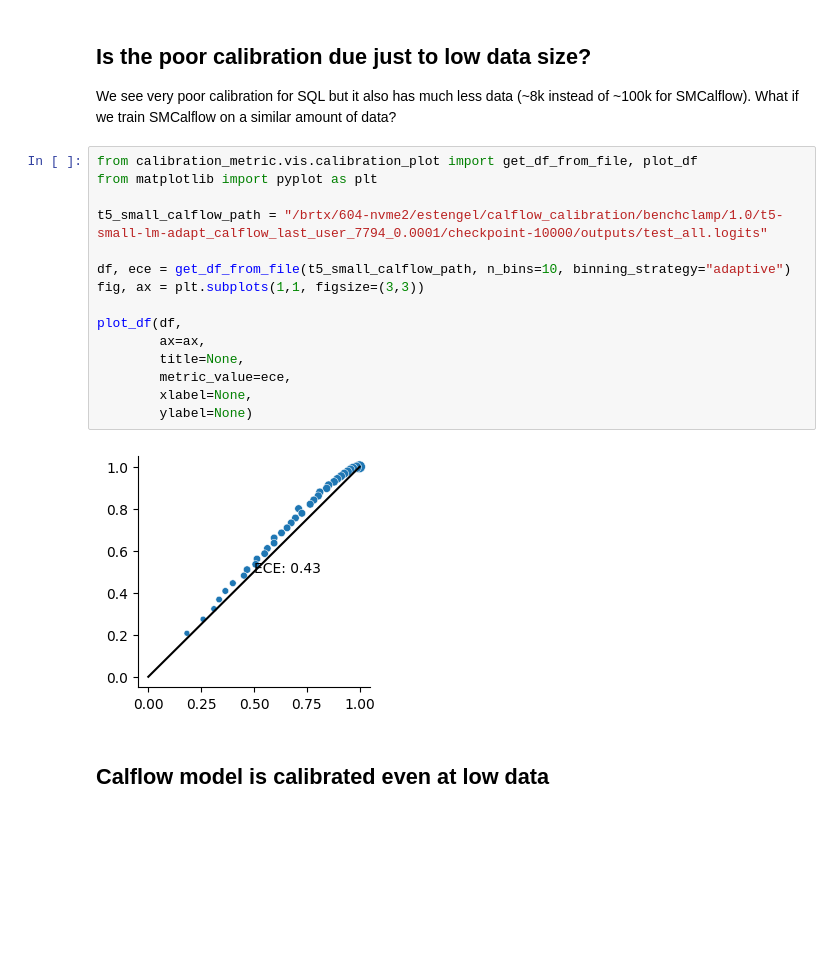
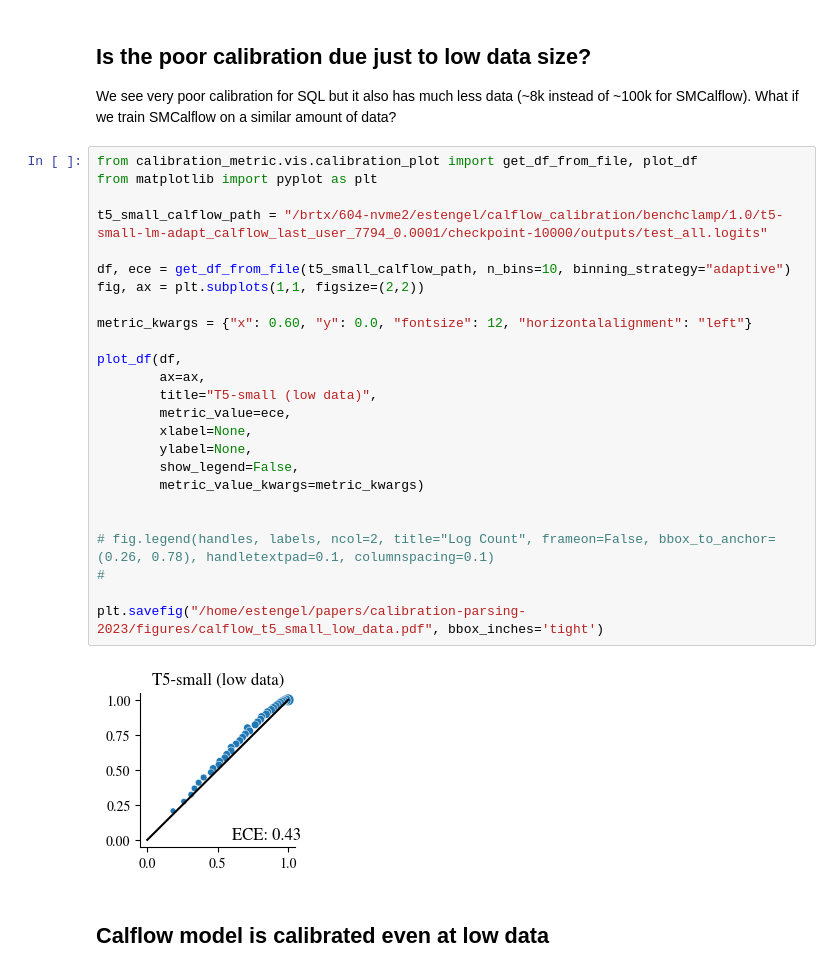
Before and after one commit to esteng/calibration_miso, a Jupyter notebook: analysis/calibration_sql_plots_full.ipynb, the cells around one changed output. Saved outputs shown, nothing was run; the diff lists cells and outputs as text; blank space fills up the shorter version.

Commit message:
make figures nice for paper

```diff
--- a/analysis/calibration_sql_plots_full.ipynb
+++ b/analysis/calibration_sql_plots_full.ipynb
@@ -165,19 +164,29 @@ We see very poor calibration for SQL but it also has much less data (~8k instead
 # %%
 from calibration_metric.vis.calibration_plot import get_df_from_file, plot_df
 from matplotlib import pyplot as plt
 
 t5_small_calflow_path = "/brtx/604-nvme2/estengel/calflow_calibration/benchclamp/1.0/t5-small-lm-adapt_calflow_last_user_7794_0.0001/checkpoint-10000/outputs/test_all.logits"
 
 df, ece = get_df_from_file(t5_small_calflow_path, n_bins=10, binning_strategy="adaptive")
-fig, ax = plt.subplots(1,1, figsize=(3,3))
+fig, ax = plt.subplots(1,1, figsize=(2,2))
+
+metric_kwargs = {"x": 0.60, "y": 0.0, "fontsize": 12, "horizontalalignment": "left"}
 
 plot_df(df,
         ax=ax,
-        title=None,
+        title="T5-small (low data)",
         metric_value=ece,
         xlabel=None,
-        ylabel=None)
+        ylabel=None,
+        show_legend=False,
+        metric_value_kwargs=metric_kwargs)
+
+
+# fig.legend(handles, labels, ncol=2, title="Log Count", frameon=False, bbox_to_anchor=(0.26, 0.78), handletextpad=0.1, columnspacing=0.1)
+#
+
+plt.savefig("/home/estengel/papers/calibration-parsing-2023/figures/calflow_t5_small_low_data.pdf", bbox_inches='tight')
 # %% [output]
-[figure, old version]
+[figure, new version]
 # %% [markdown]
 ## Calflow model is calibrated even at low data
```
Also changed, not shown: parts of 1 cell of this notebook, 3 other files.
